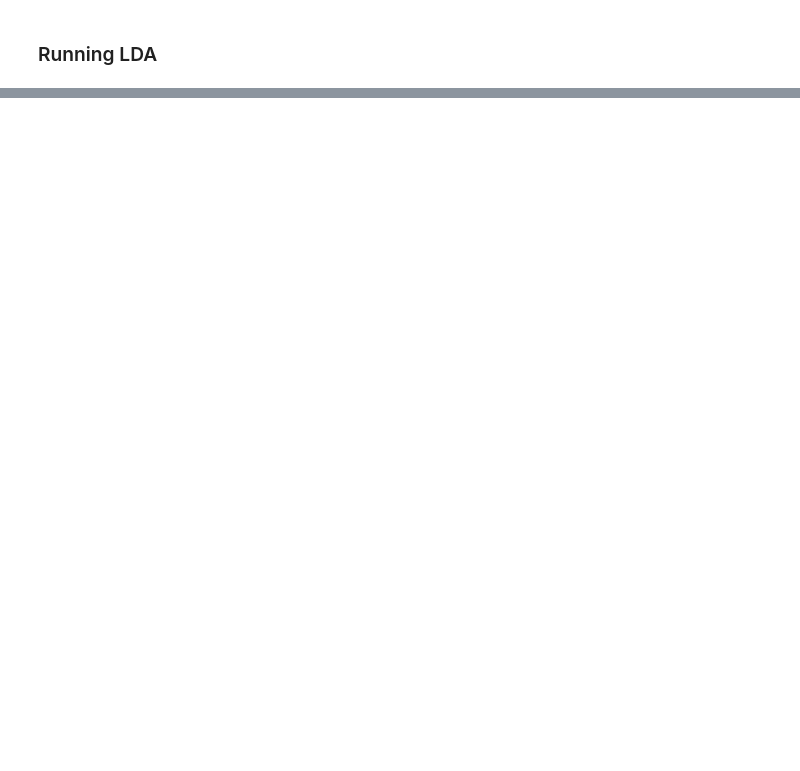
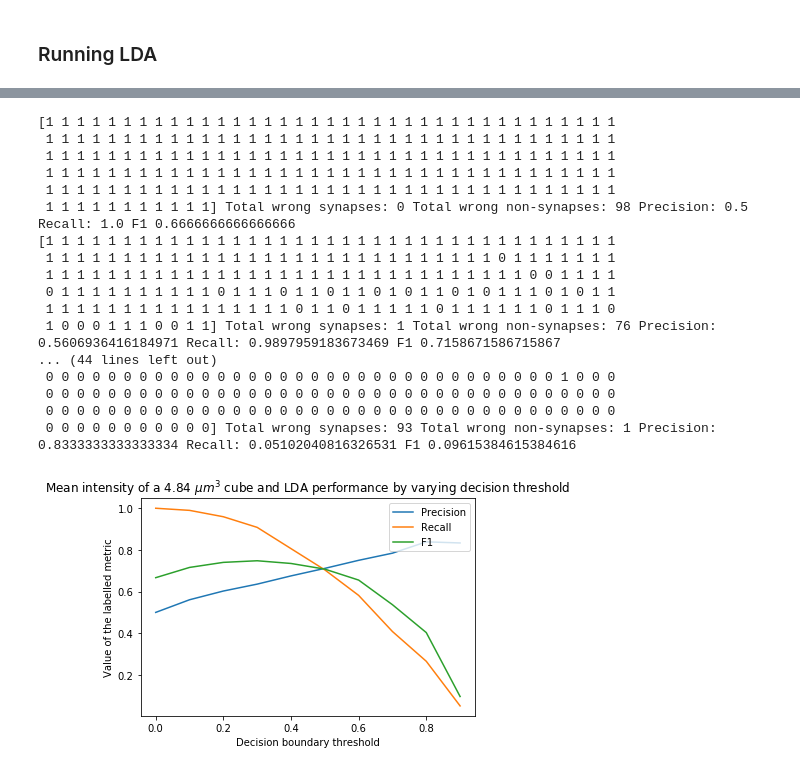
Before and after one commit to NeuroDataDesign/LIDS, a Jupyter notebook: src/demo/demo_lda.ipynb, the cells around one changed output, grey strips where cells are left out. Cells and saved outputs as stored; diff of their text form; code cells hidden in the pictures; blank space fills up the shorter version.

```diff
--- a/src/demo/demo_lda.ipynb
+++ b/src/demo/demo_lda.ipynb
@@ -320,6 +331,9 @@ print(s4)
 print(train4.shape)
 print(labels4.shape)
 print(test4.shape)
+
+shp_4 = test4.shape[0]
+print(shp_4)
 # %% [output]
 196
 (196, 1)
@@ -373,3 +462,25 @@ plt.show()
+# %%
+t4, p4, r4, f4 = lda(train4,labels4,test4, shp_4)
+stat_plot(t4, p4, r4, f4)
+# %% [output]
+[1 1 1 1 1 1 1 1 1 1 1 1 1 1 1 1 1 1 1 1 1 1 1 1 1 1 1 1 1 1 1 1 1 1 1 1 1
+ 1 1 1 1 1 1 1 1 1 1 1 1 1 1 1 1 1 1 1 1 1 1 1 1 1 1 1 1 1 1 1 1 1 1 1 1 1
+ 1 1 1 1 1 1 1 1 1 1 1 1 1 1 1 1 1 1 1 1 1 1 1 1 1 1 1 1 1 1 1 1 1 1 1 1 1
+ 1 1 1 1 1 1 1 1 1 1 1 1 1 1 1 1 1 1 1 1 1 1 1 1 1 1 1 1 1 1 1 1 1 1 1 1 1
+ 1 1 1 1 1 1 1 1 1 1 1 1 1 1 1 1 1 1 1 1 1 1 1 1 1 1 1 1 1 1 1 1 1 1 1 1 1
+ 1 1 1 1 1 1 1 1 1 1 1] Total wrong synapses: 0 Total wrong non-synapses: 98 Precision: 0.5 Recall: 1.0 F1 0.6666666666666666
+[1 1 1 1 1 1 1 1 1 1 1 1 1 1 1 1 1 1 1 1 1 1 1 1 1 1 1 1 1 1 1 1 1 1 1 1 1
+ 1 1 1 1 1 1 1 1 1 1 1 1 1 1 1 1 1 1 1 1 1 1 1 1 1 1 1 1 1 0 1 1 1 1 1 1 1
+ 1 1 1 1 1 1 1 1 1 1 1 1 1 1 1 1 1 1 1 1 1 1 1 1 1 1 1 1 1 1 1 0 0 1 1 1 1
+ 0 1 1 1 1 1 1 1 1 1 1 0 1 1 1 0 1 1 0 1 1 0 1 0 1 1 0 1 0 1 1 1 0 1 0 1 1
+ 1 1 1 1 1 1 1 1 1 1 1 1 1 1 1 1 0 1 1 0 1 1 1 1 1 0 1 1 1 1 1 1 0 1 1 1 0
+ 1 0 0 0 1 1 1 0 0 1 1] Total wrong synapses: 1 Total wrong non-synapses: 76 Precision: 0.5606936416184971 Recall: 0.9897959183673469 F1 0.7158671586715867
+... (44 lines left out)
+ 0 0 0 0 0 0 0 0 0 0 0 0 0 0 0 0 0 0 0 0 0 0 0 0 0 0 0 0 0 0 0 0 0 1 0 0 0
+ 0 0 0 0 0 0 0 0 0 0 0 0 0 0 0 0 0 0 0 0 0 0 0 0 0 0 0 0 0 0 0 0 0 0 0 0 0
+ 0 0 0 0 0 0 0 0 0 0 0 0 0 0 0 0 0 0 0 0 0 0 0 0 0 0 0 0 0 0 0 0 0 0 0 0 0
+ 0 0 0 0 0 0 0 0 0 0 0] Total wrong synapses: 93 Total wrong non-synapses: 1 Precision: 0.8333333333333334 Recall: 0.05102040816326531 F1 0.09615384615384616
+[figure, added]
 # %%
 ## Running it on timpeoint 1
 
```
Also changed, not shown: parts of 10 cells of this notebook.
